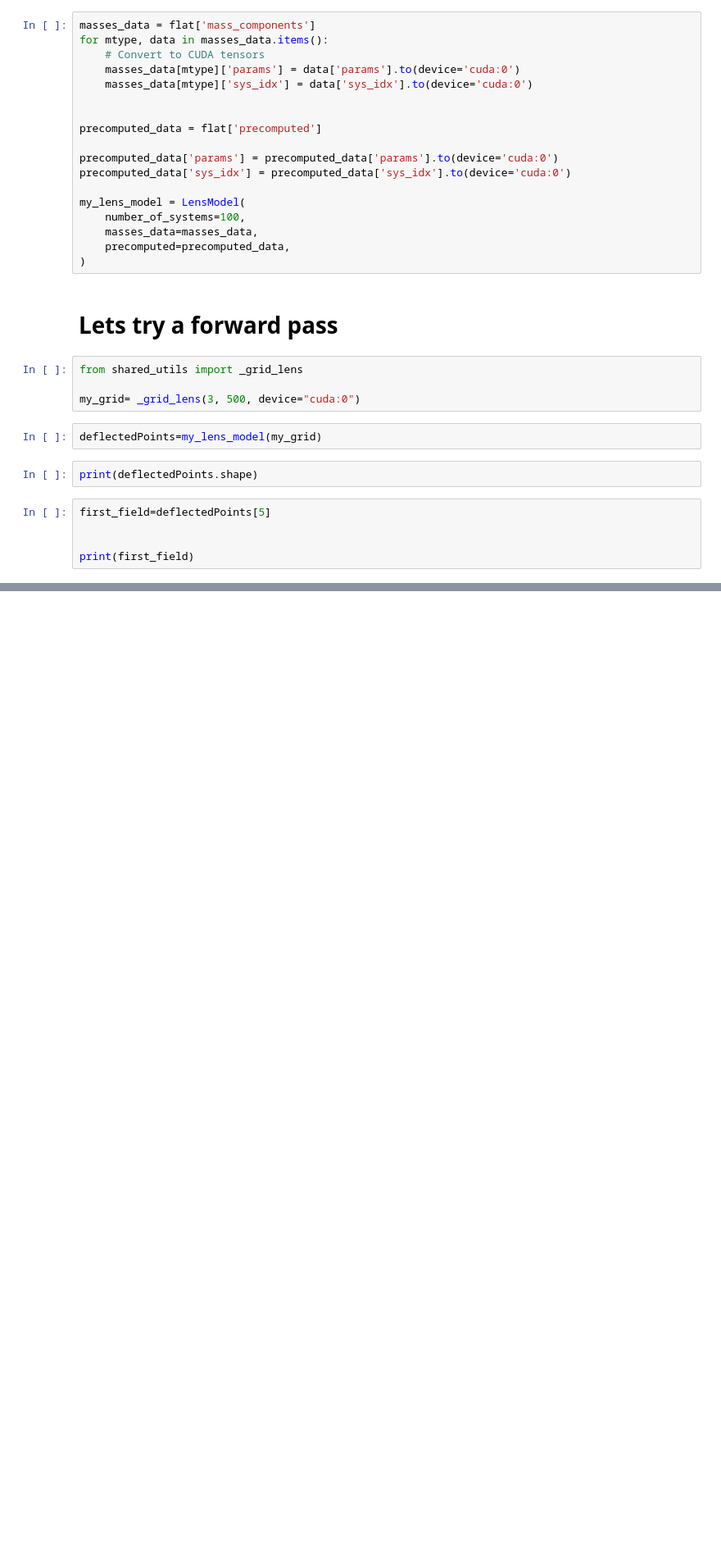
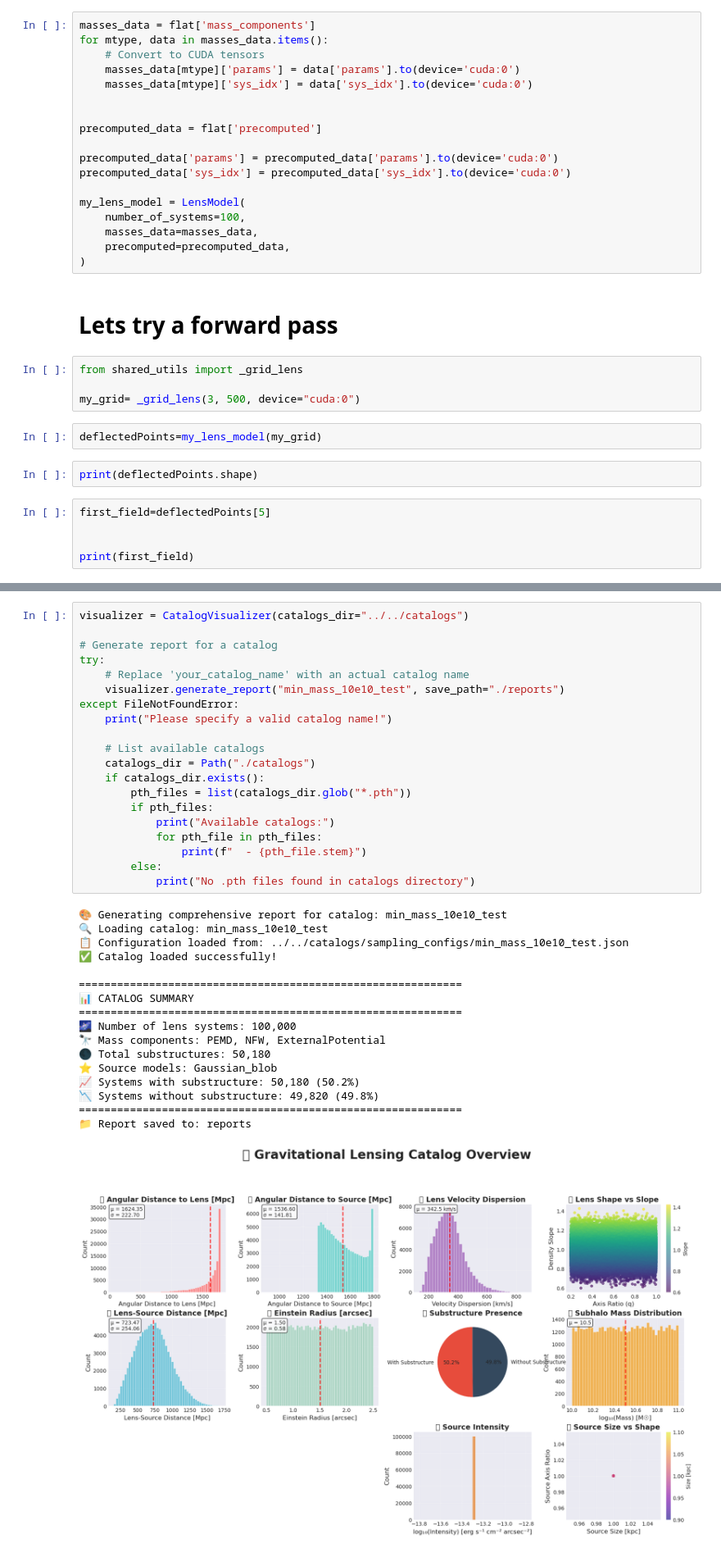
Before and after one commit to citte99/master_thesis_code, a Jupyter notebook: src/catalog_manager/Untitled.ipynb, the cells around one changed output, grey strips where cells are left out. Shown at 82% size. Drawn from its saved outputs; the diff is of its cells as text; blank space fills up the shorter version.

```diff
--- a/src/catalog_manager/Untitled.ipynb
+++ b/src/catalog_manager/Untitled.ipynb
@@ -488,0 +1064,38 @@ print(first_field)
+# %%
+visualizer = CatalogVisualizer(catalogs_dir="../../catalogs")
+
+# Generate report for a catalog
+try:
+    # Replace 'your_catalog_name' with an actual catalog name
+    visualizer.generate_report("min_mass_10e10_test", save_path="./reports")
+except FileNotFoundError:
+    print("Please specify a valid catalog name!")
+
+    # List available catalogs
+    catalogs_dir = Path("./catalogs")
+    if catalogs_dir.exists():
+        pth_files = list(catalogs_dir.glob("*.pth"))
+        if pth_files:
+            print("Available catalogs:")
+            for pth_file in pth_files:
+                print(f"  - {pth_file.stem}")
+        else:
+            print("No .pth files found in catalogs directory")
+# %% [output]
+🎨 Generating comprehensive report for catalog: min_mass_10e10_test
+🔍 Loading catalog: min_mass_10e10_test
+📋 Configuration loaded from: ../../catalogs/sampling_configs/min_mass_10e10_test.json
+✅ Catalog loaded successfully!
+
+============================================================
+📊 CATALOG SUMMARY
+============================================================
+🌌 Number of lens systems: 100,000
+🔭 Mass components: PEMD, NFW, ExternalPotential
+🌑 Total substructures: 50,180
+⭐ Source models: Gaussian_blob
+📈 Systems with substructure: 50,180 (50.2%)
+📉 Systems without substructure: 49,820 (49.8%)
+============================================================
+📁 Report saved to: reports
+[figure, added]
```
Also changed, not shown: parts of 2 cells of this notebook, 12 other files.
